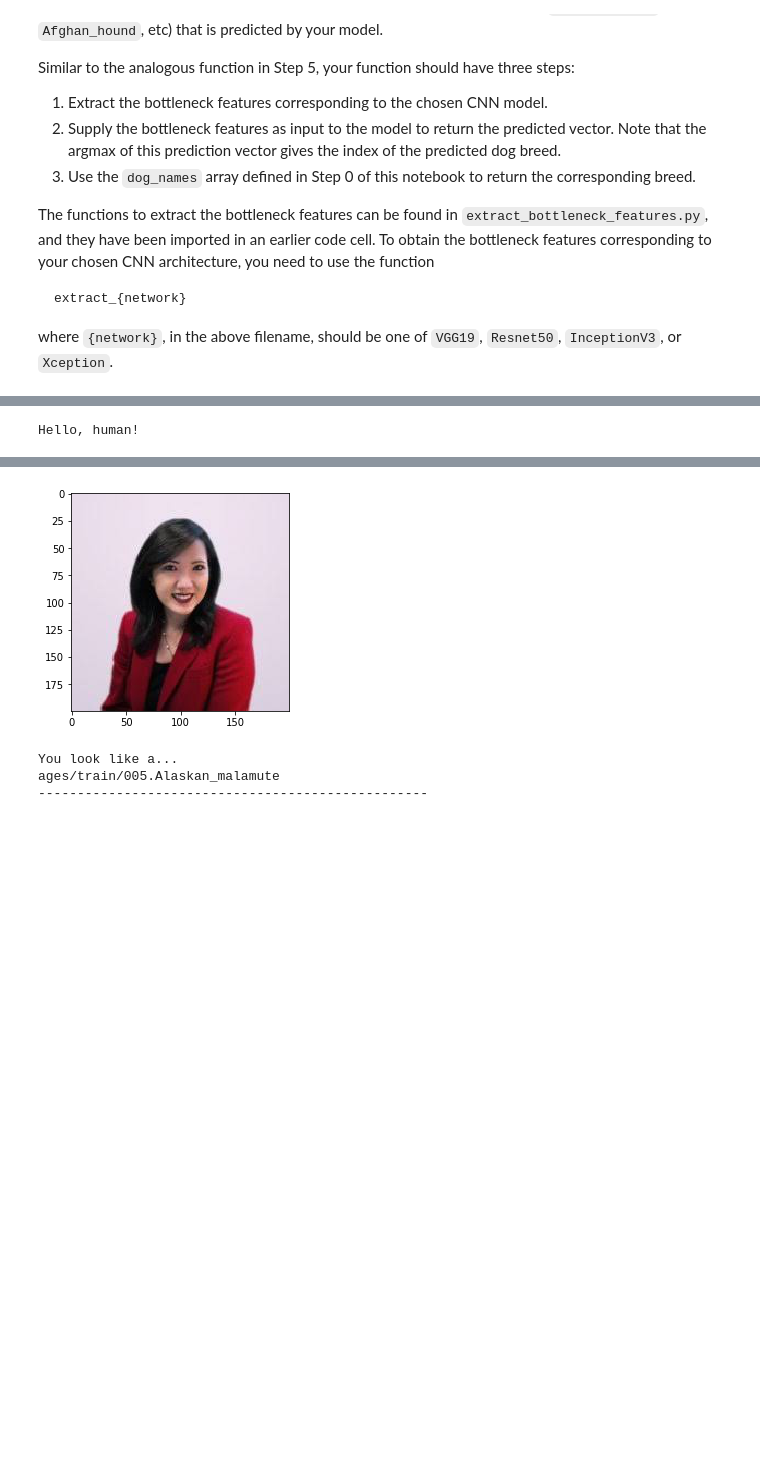
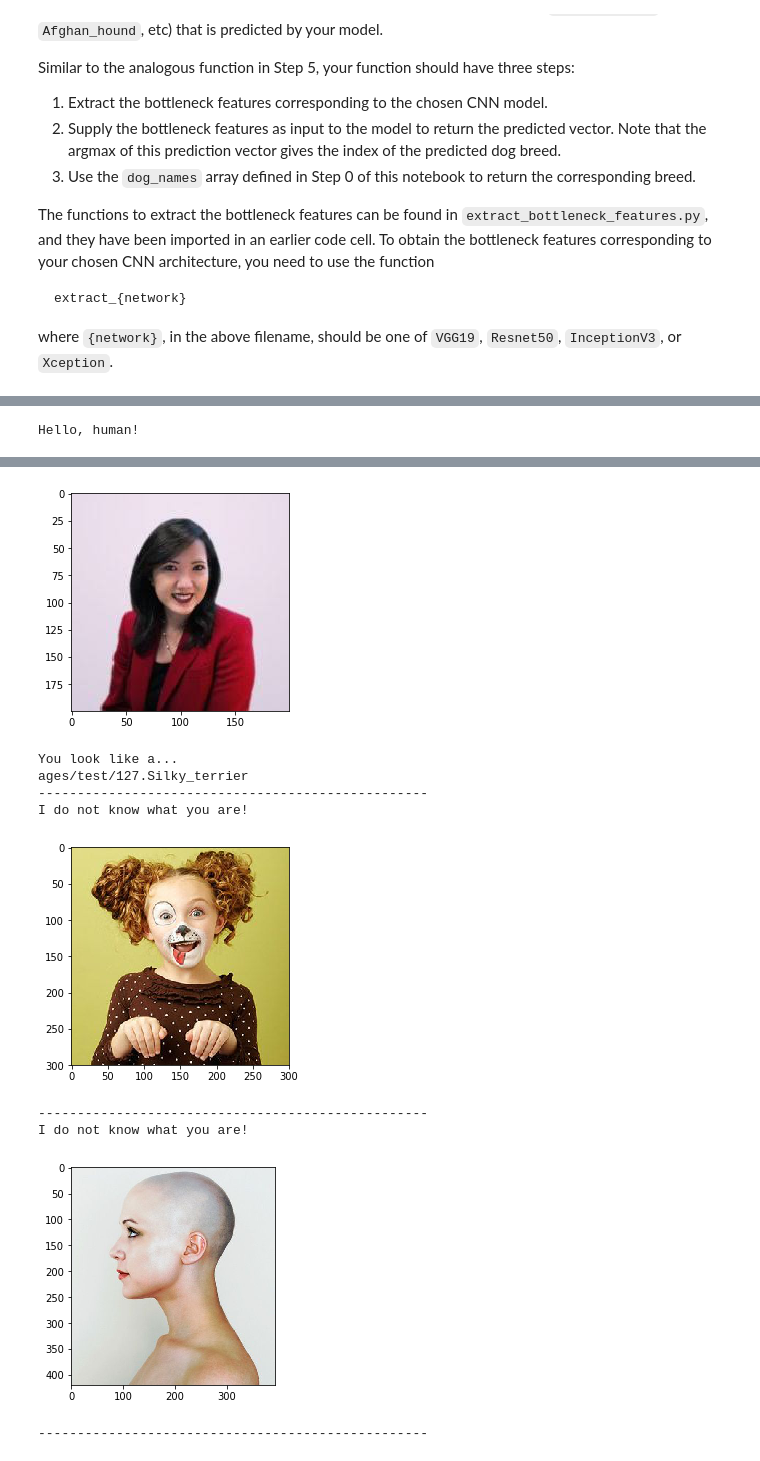
Before and after one commit to lilleboe/Dog_Classifier, a Jupyter notebook: dog_app.ipynb, the cells around one changed output, grey strips where cells are left out. Drawn from its saved outputs; the diff is of its cells as text; code cells hidden in the pictures; blank space fills up the shorter version.

```diff
--- a/dog_app.ipynb
+++ b/dog_app.ipynb
@@ -925,7 +1061,9 @@ The output was what I expected. Possible improvements to the algorithm include:
 ## at least 6 images on your computer.
 ## Feel free to use as many code cells as needed.
 img_list = ['images/human_1.jpg',
-            'images/human_2.jpg']
+            'images/human_2.jpg',
+            'images/human_3.jpg',
+            'images/human_4.jpg']
 
 for img in img_list:
     my_detector(img)
@@ -938,9 +1078,15 @@ ages/train/014.Basenji
 --------------------------------------------------
 Hello, human!
 [figure]
 You look like a...
-ages/train/005.Alaskan_malamute
+ages/test/127.Silky_terrier
 --------------------------------------------------
+I do not know what you are!
+[figure, added]
+--------------------------------------------------
+I do not know what you are!
+[figure, added]
+--------------------------------------------------
 # %%
 img_list = ['images/dog_1.jpg',
             'images/dog_2.jpg',
```
Also changed, not shown: parts of 23 cells of this notebook, 2 other files.
